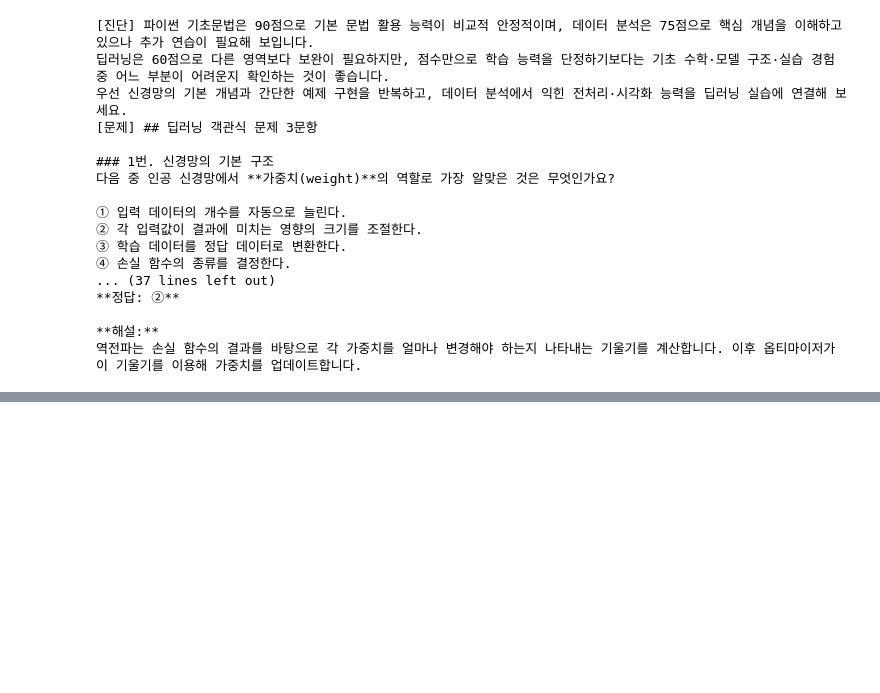
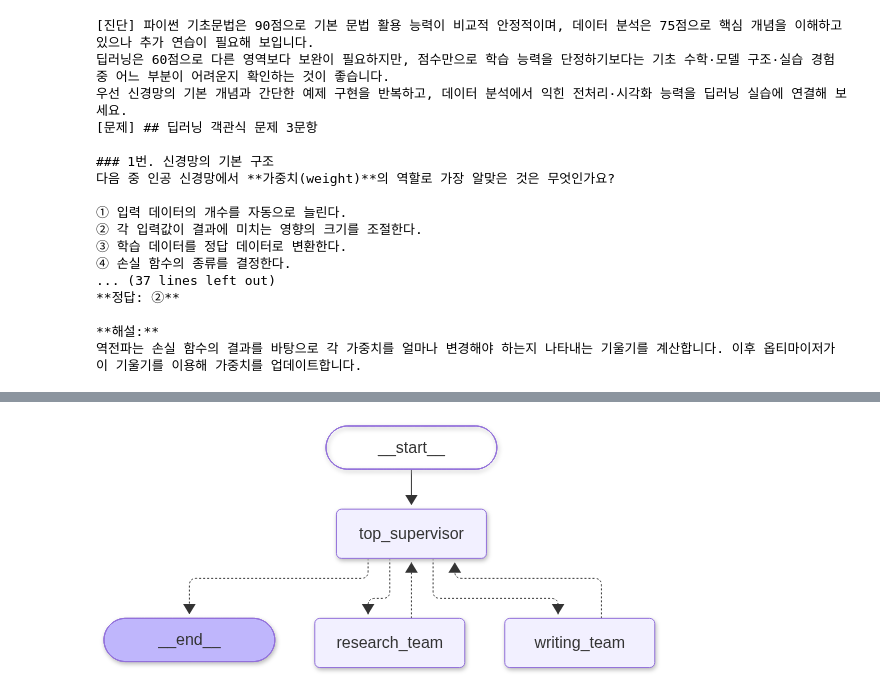
Before and after one commit to harwoon/14_Agent, a Jupyter notebook: 6_멀티에이전트.ipynb, the cells around one changed output, grey strips where cells are left out. Drawn from its saved outputs; the diff is of its cells as text; code cells hidden in the pictures; blank space fills up the shorter version.

```diff
--- a/6_멀티에이전트.ipynb
+++ b/6_멀티에이전트.ipynb
@@ -289,0 +431,44 @@ print('[진단]',result['diagnosis'],'\n[문제]',result['quiz'])
+# %%
+class TopState(TypedDict, total=False):
+    topic: str
+    notes: str
+    sources : list[dict]
+    outline: str
+    report: str
+    saved_path: str
+
+class TeamChoice(BaseModel):
+    team: Literal["research_team", "writing_team", "FINISH"]
+
+top_router = llm.with_structured_output(TeamChoice)
+
+def top_supervisor(s:TopState) -> Command[Literal["research_team","writing_team","__end__"]]:
+    if s.get('report'):
+        return Command(goto=END)
+    choice = top_router.invoke([
+        ('system','상위 감독자입니다. 조사 노트가 없으면 research_team, 조사 노트가 있고 보고서가 없으면 writing_team을 선택하세요.'),
+        ('human', json.dumps({'topic':s['topic'], 'has_notes':bool(s.get('notes')),'has_report':bool(s.get('report'))}, ensure_ascii=False))
+    ])
+    expected = 'writing_team' if s.get('notes') else 'research_team'
+    return Command(goto=expected)
+
+def run_research(s:TopState) -> Command[Literal['top_supervisor']]:
+    out = research_team.invoke({'topic':s['topic']}, config={'recursion_limit':10})
+    return Command(update={'notes':out['notes'], 'sources':out['sources']}, goto='top_supervisor')
+
+def run_writing(s:TopState) -> Command[Literal['top_supervisor']]:
+    out = writing_team.invoke({'topic':s['topic'], 'notes':s['notes']}, config={'recursion_limit':10})
+    path = OUTPUT_DIR / 'agent_report.md'
+    refs = "\n".join("- " + x['url'] for x in s['sources'])
+    path.write_text(out['report']+"\n\n### 검색 출처\n"+refs, encoding="utf-8")
+    return Command(update={'outline':out['outline'], 'report':out['report'], 'saved_path':str(path)}, goto='top_supervisor')
+# %%
+top_builder = StateGraph(TopState)
+top_builder.add_node('top_supervisor',top_supervisor)
+top_builder.add_node('research_team',run_research)
+top_builder.add_node('writing_team',run_writing)
+top_builder.add_edge(START, 'top_supervisor')
+hierarchical_graph = top_builder.compile()
+hierarchical_graph
+# %% [output]
+[figure, added]
```
Also changed, not shown: parts of 16 cells of this notebook, 2 other files.
